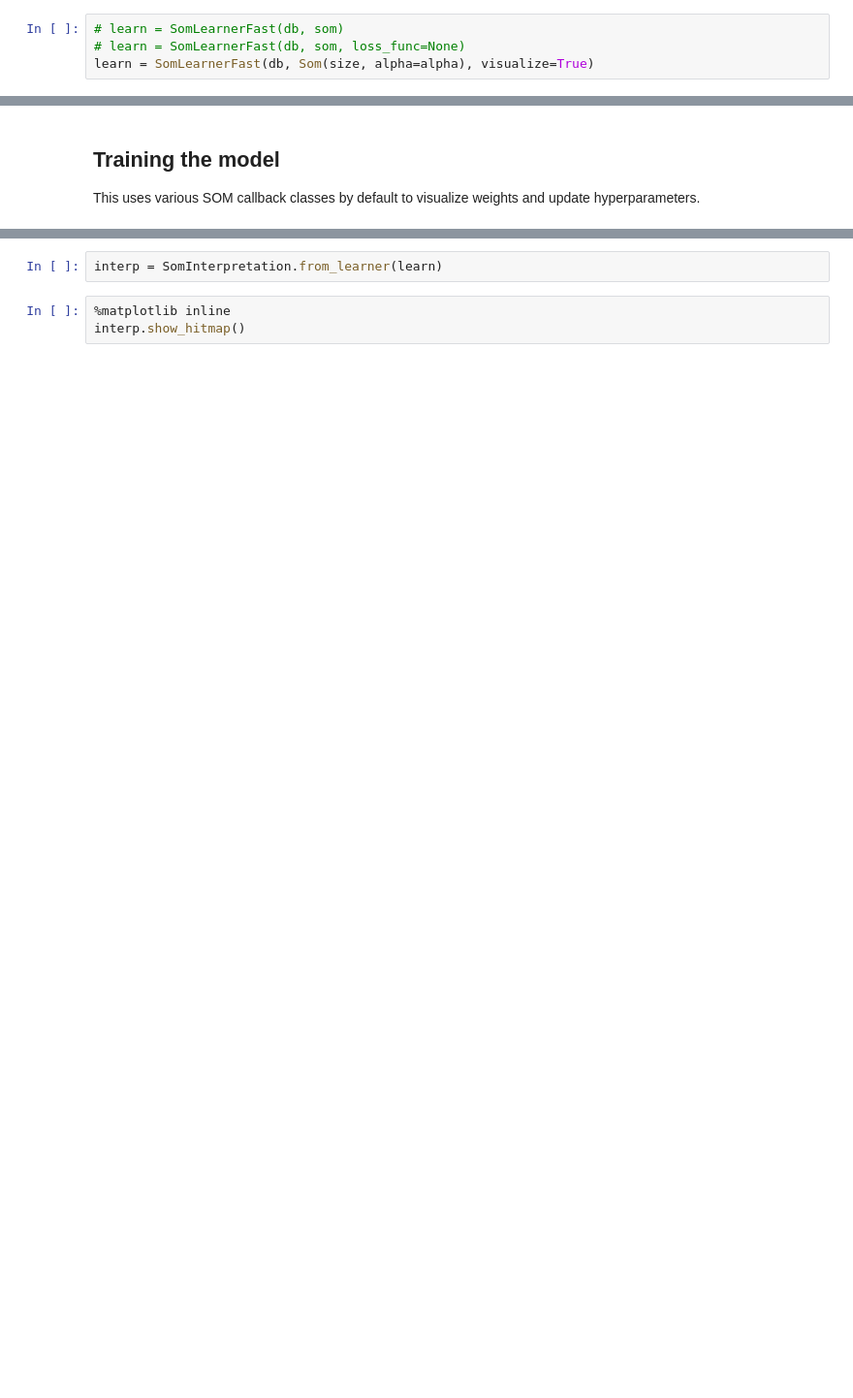
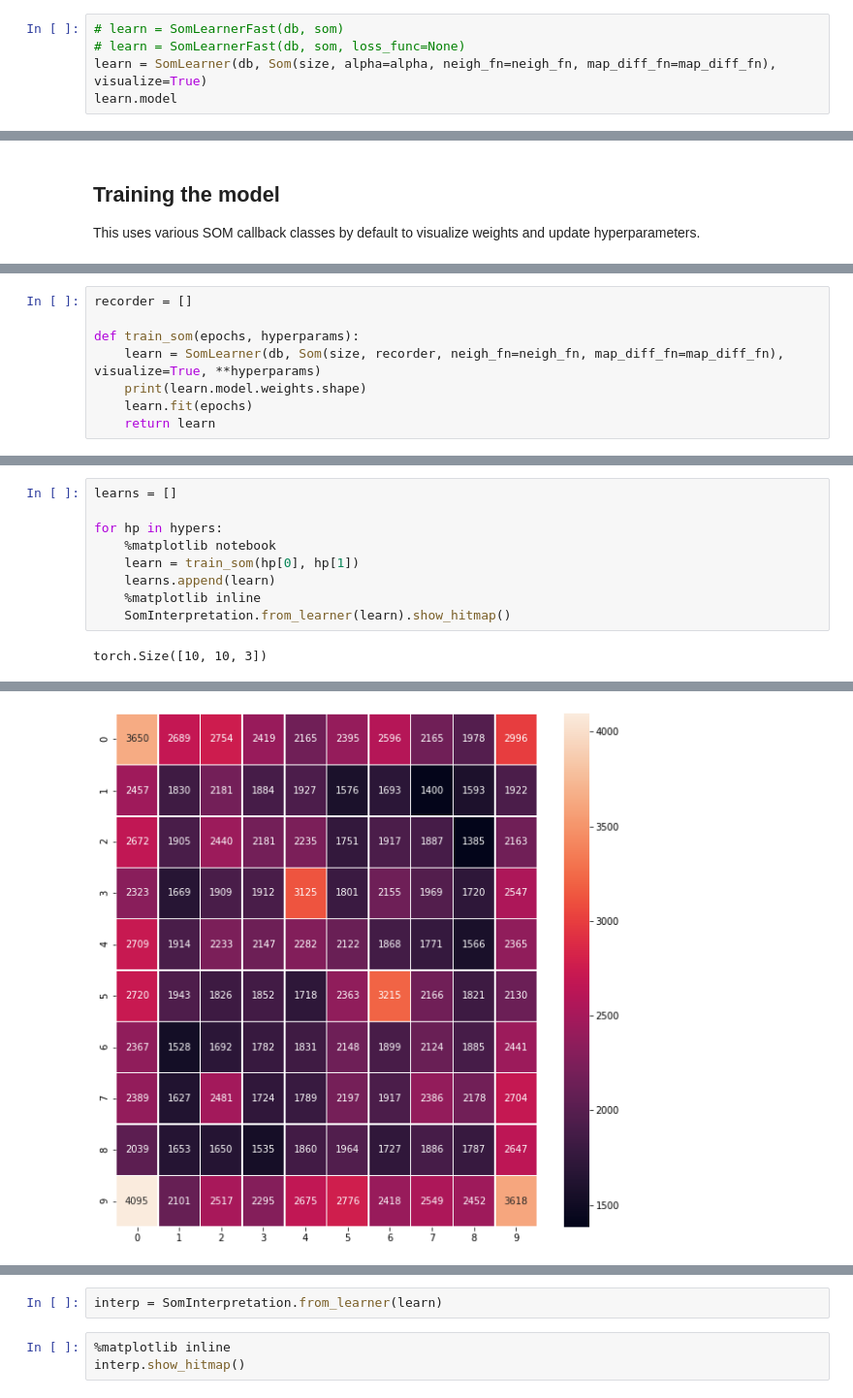
Before and after one commit to kireygroup/fastsom, a Jupyter notebook: som/nbs/SOM - Fastai Refactor.ipynb, the cells around one changed output, grey strips where cells are left out. Shown at 97% size. Saved outputs shown, nothing was run; the diff lists cells and outputs as text; blank space fills up the shorter version.

Commit message:
Update notebooks; rename packages; add initial setup.py skeleton; refactor SOM methods

```diff
--- a/som/nbs/SOM - Fastai Refactor.ipynb
+++ b/som/nbs/SOM - Fastai Refactor.ipynb
@@ -140,4 +173,5 @@ Then we can create a Som model of the required size and pass it to a `SomLearner
 # %%
 # learn = SomLearnerFast(db, som)
 # learn = SomLearnerFast(db, som, loss_func=None)
-learn = SomLearnerFast(db, Som(size, alpha=alpha), visualize=True)
+learn = SomLearner(db, Som(size, alpha=alpha, neigh_fn=neigh_fn, map_diff_fn=map_diff_fn), visualize=True)
+learn.model
@@ -191,0 +222,8 @@ learn.fit(epochs)
+# %%
+recorder = []
+
+def train_som(epochs, hyperparams):
+    learn = SomLearner(db, Som(size, recorder, neigh_fn=neigh_fn, map_diff_fn=map_diff_fn), visualize=True, **hyperparams)
+    print(learn.model.weights.shape)
+    learn.fit(epochs)
+    return learn
@@ -191,0 +239,11 @@ learn.fit(epochs)
+# %%
+learns = []
+
+for hp in hypers:
+    %matplotlib notebook
+    learn = train_som(hp[0], hp[1])
+    learns.append(learn)
+    %matplotlib inline
+    SomInterpretation.from_learner(learn).show_hitmap()
+# %% [output]
+torch.Size([10, 10, 3])
@@ -191,0 +271 @@ learn.fit(epochs)
+[figure, added]
```
Also changed, not shown: parts of 39 cells of this notebook, 27 other files.
